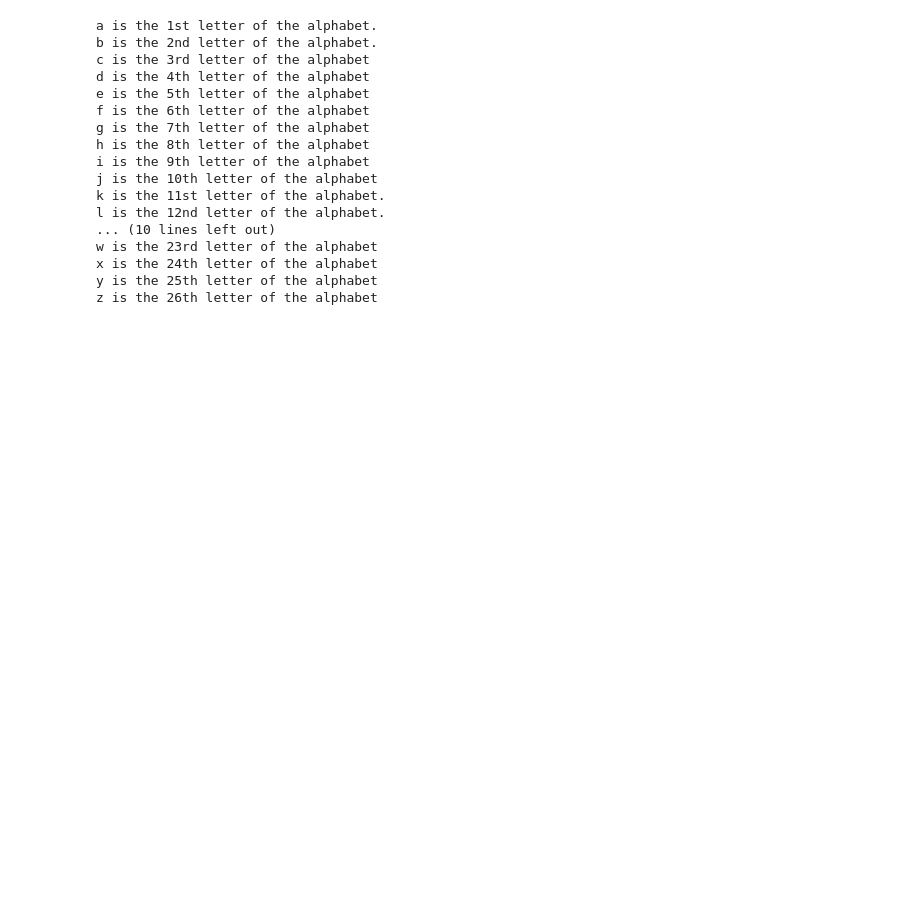
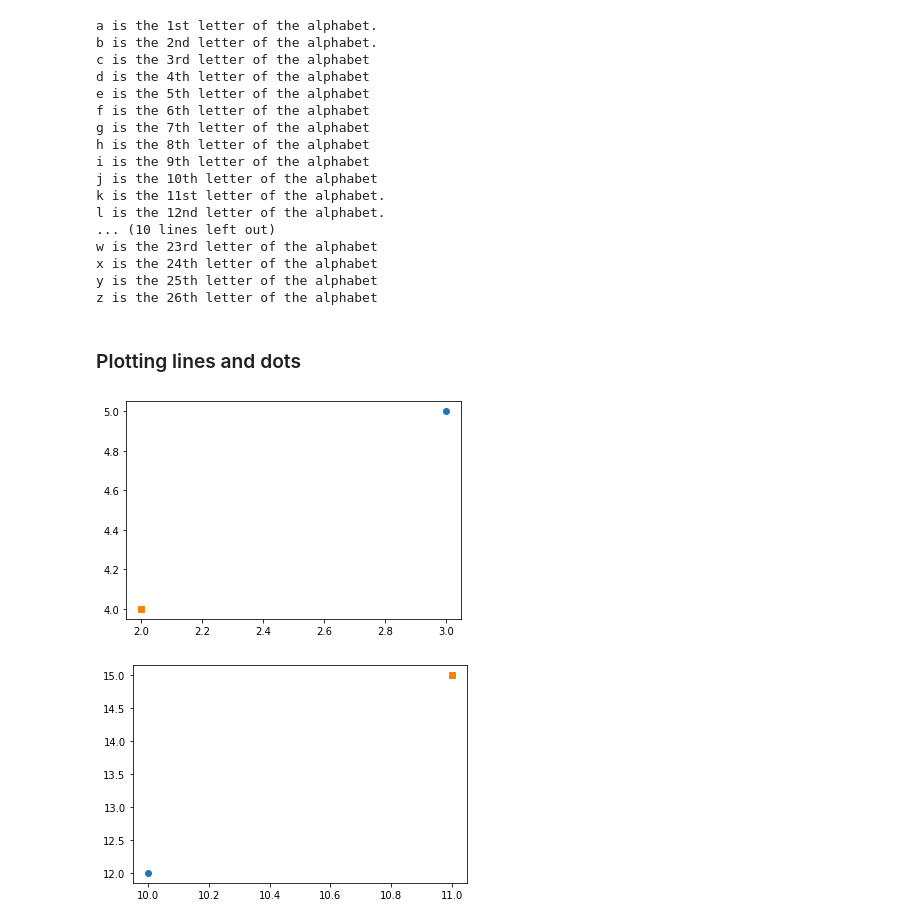
Before and after one commit to YolbarsZiya1997/Physics_is_fun, a Jupyter notebook: text&dataviz.ipynb, the cells around one changed output. Saved outputs shown, nothing was run; the diff lists cells and outputs as text; code cells hidden in the pictures; blank space fills up the shorter version.

```diff
--- a/text&dataviz.ipynb
+++ b/text&dataviz.ipynb
@@ -57,3 +57,5 @@ w is the 23rd letter of the alphabet
 x is the 24th letter of the alphabet
 y is the 25th letter of the alphabet
 z is the 26th letter of the alphabet
+# %% [markdown]
+### Plotting lines and dots
@@ -59,0 +64,11 @@ z is the 26th letter of the alphabet
+# %%
+plt.plot(3, 5, 'o')
+plt.plot(2, 4, 's')
+plt.show()
+
+plt.plot(10, 12, 'o')
+plt.plot(11, 15, 's')
+plt.show()
+# %% [output]
+[figure, added]
+[figure, added]
```
Also changed, not shown: parts of 21 cells of this notebook.
